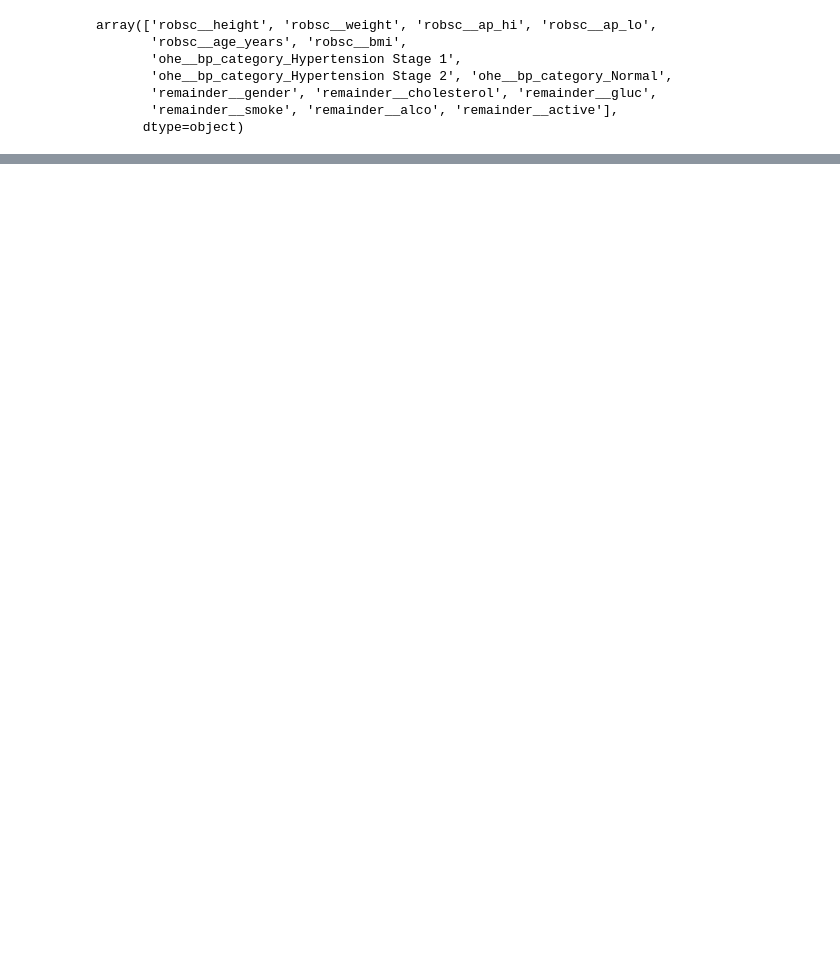
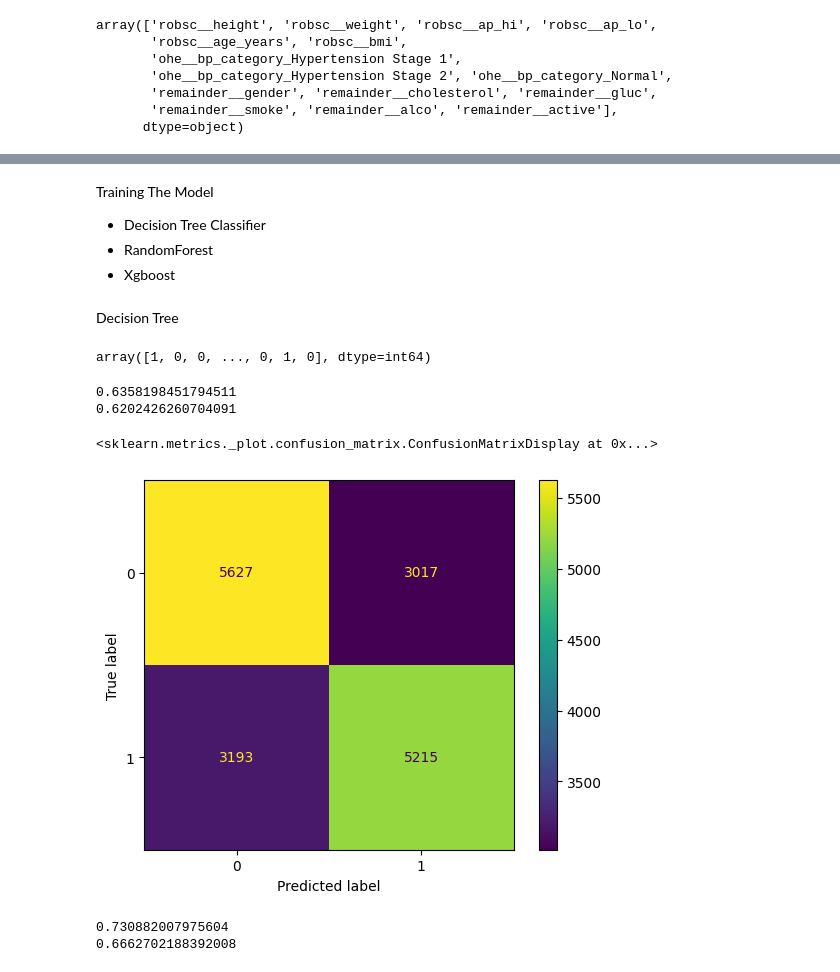
Before and after one commit to iamtanzeel/project_cardio, a Jupyter notebook: cardio.ipynb, the cells around one changed output, grey strips where cells are left out. Cells and saved outputs as stored; diff of their text form; code cells hidden in the pictures; blank space fills up the shorter version.

```diff
--- a/cardio.ipynb
+++ b/cardio.ipynb
@@ -329,0 +351,6 @@ X_test_transformerd = ct.transform(X_test)
+# %% [markdown]
+Training The Model
+
+* Decision Tree Classifier
+* RandomForest
+* Xgboost
@@ -329,0 +361,28 @@ X_test_transformerd = ct.transform(X_test)
+# %% [markdown]
+Decision Tree
+# %%
+from sklearn.tree import DecisionTreeClassifier
+
+dtc = DecisionTreeClassifier()
+dtc.fit(X_train_transformerd,y_train)
+pred = dtc.predict(X_test_transformerd)
+# %%
+pred
+# %% [output]
+array([1, 0, 0, ..., 0, 1, 0], dtype=int64)
+# %%
+accuracy = accuracy_score(y_test,pred)
+recall = recall_score(y_test,pred)
+
+cm = confusion_matrix(y_test,pred)
+# %%
+print(accuracy)
+print(recall)
+# %% [output]
+0.6358198451794511
+0.6202426260704091
+# %%
+ConfusionMatrixDisplay(cm).plot()
+# %% [output]
+<sklearn.metrics._plot.confusion_matrix.ConfusionMatrixDisplay at 0x...>
+[figure, added]
@@ -329,0 +399,6 @@ X_test_transformerd = ct.transform(X_test)
+# %%
+print(accuracy)
+print(recall)
+# %% [output]
+0.730882007975604
+0.6662702188392008
```
Also changed, not shown: parts of 19 cells of this notebook.
